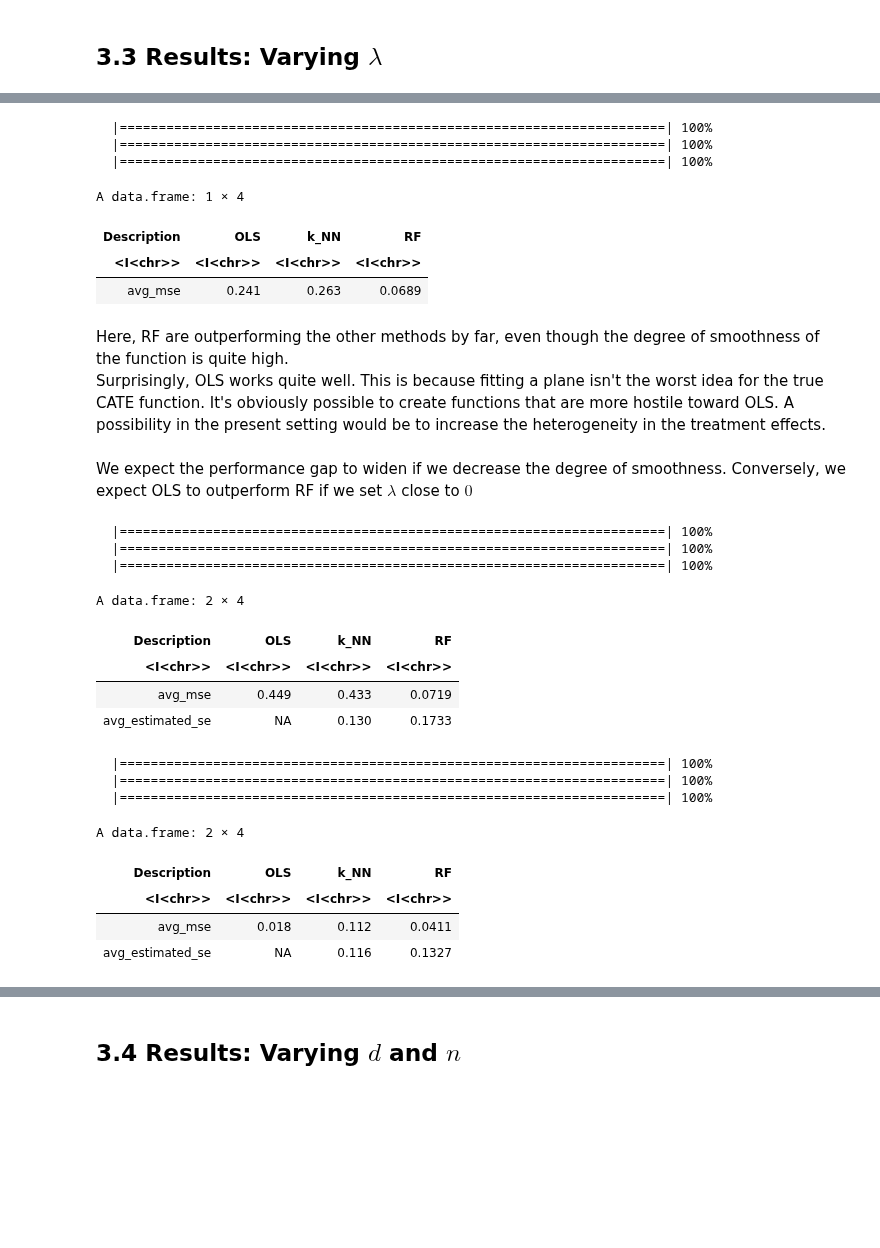
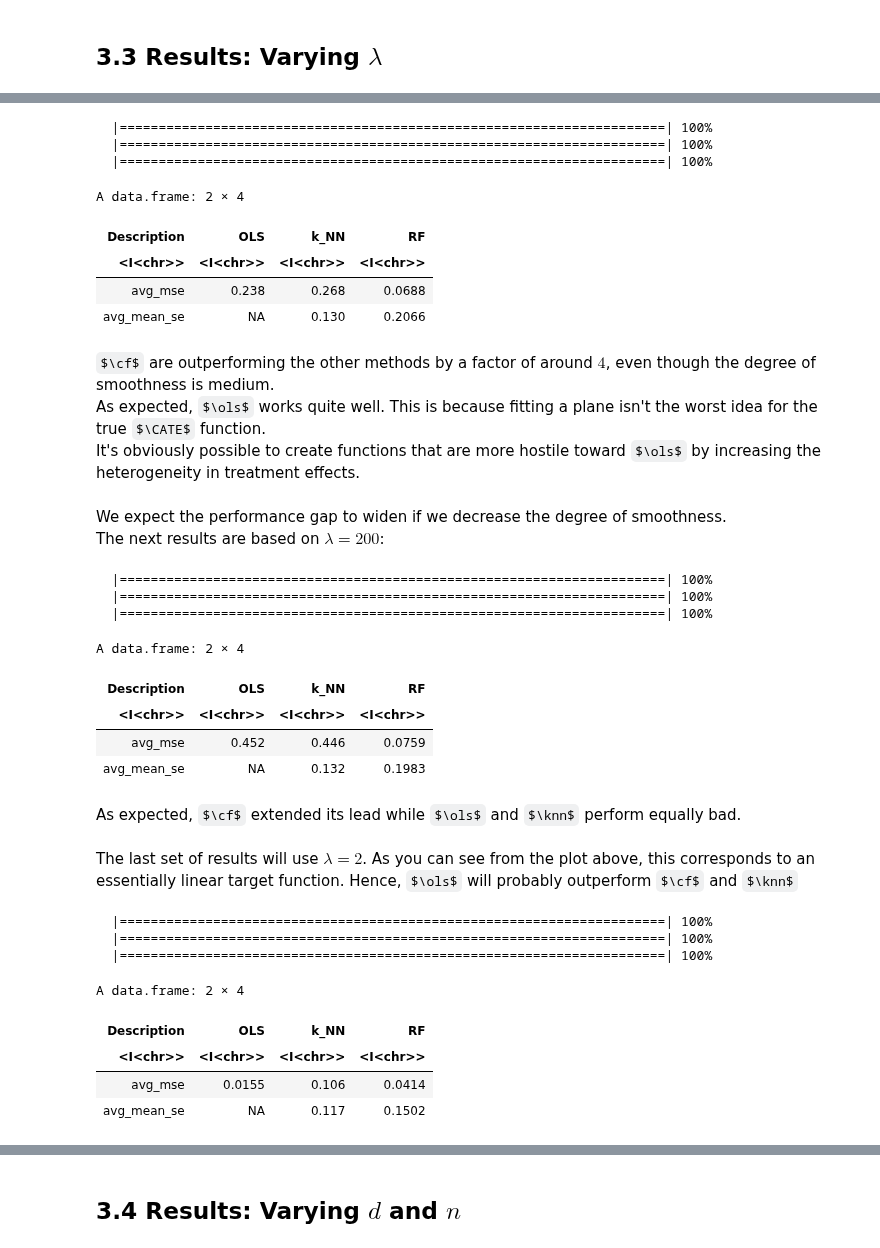
Before and after one commit to timmens/student-project-timmens, a Jupyter notebook: Simulation_Study/simulation_study.ipynb, the cells around one changed output, grey strips where cells are left out. Drawn from its saved outputs; the diff is of its cells as text; code cells hidden in the pictures; some formulas as TeX source; blank space fills up the shorter version.

```diff
--- a/Simulation_Study/simulation_study.ipynb
+++ b/Simulation_Study/simulation_study.ipynb
@@ -929,24 +958,28 @@ In addition, `num_trees` should be chosen according to $d$, because higher dimen
 # %%
 set.seed(12)
-create_output_table_JASA(n = 2500, N = 10, d = 8, num_trees = 1000, kC = 20, lambda=20, C_knn_se5 = FALSE)
+create_output_table_JASA(n = 2000, N = 20, d = 8, num_trees = 500, kC = 20, lambda=20, C_knn_se5 = TRUE)
 # %% [output]
   |======================================================================| 100%
   |======================================================================| 100%
   |======================================================================| 100%
-A data.frame: 1 × 4
+A data.frame: 2 × 4
 | Description | OLS | k_NN | RF |
 | <I<chr>> | <I<chr>> | <I<chr>> | <I<chr>> |
-| avg_mse | 0.241 | 0.263 | 0.0689 |
+| avg_mse | 0.238 | 0.268 | 0.0688 |
+| avg_mean_se | NA | 0.130 | 0.2066 |
 # %% [markdown]
-Here, RF are outperforming the other methods by far, even though the degree of smoothness of the function is quite high.
+$\cf$ are outperforming the other methods by a factor of around $4$, even though the degree of smoothness is medium.
 <br>
-Surprisingly, OLS works quite well. This is because fitting a plane isn't the worst idea for the true CATE function. It's obviously possible to create functions that are more hostile toward OLS. A possibility in the present setting would be to increase the heterogeneity in the treatment effects.
+As expected, $\ols$ works quite well. This is because fitting a plane isn't the worst idea for the true $\CATE$ function.
+<br>
+It's obviously possible to create functions that are more hostile toward $\ols$ by increasing the heterogeneity in treatment effects.
 <br>
 <br>
-We expect the performance gap to widen if we decrease the degree of smoothness. Conversely, we expect OLS to outperform RF if we set $\lambda$ close to $0$
+We expect the performance gap to widen if we decrease the degree of smoothness.<br>
+The next results are based on $\lambda =200$:
 # %%
 set.seed(12)
-create_output_table_JASA(n = 2500, N = 10, d = 8, num_trees = 1000, kC = 20, lambda=200, C_knn_se5 = TRUE)
+create_output_table_JASA(n = 2000, N = 20, d = 8, num_trees = 500, kC = 20, lambda=200, C_knn_se5 = TRUE)
 # %% [output]
   |======================================================================| 100%
   |======================================================================| 100%
@@ -954,11 +987,15 @@ create_output_table_JASA(n = 2500, N = 10, d = 8, num_trees = 1000, kC = 20, lam
 A data.frame: 2 × 4
 | Description | OLS | k_NN | RF |
 | <I<chr>> | <I<chr>> | <I<chr>> | <I<chr>> |
-| avg_mse | 0.449 | 0.433 | 0.0719 |
-| avg_estimated_se | NA | 0.130 | 0.1733 |
+| avg_mse | 0.452 | 0.446 | 0.0759 |
+| avg_mean_se | NA | 0.132 | 0.1983 |
+# %% [markdown]
+As expected, $\cf$ extended its lead while $\ols$ and $\knn$ perform equally bad.
+# %% [markdown]
+The last set of results will use $\lambda =2$. As you can see from the plot above, this corresponds to an essentially linear target function. Hence, $\ols$ will probably outperform $\cf$ and $\knn$
 # %%
 set.seed(12)
-create_output_table_JASA(n = 2500, N = 10, d = 8, num_trees = 1000, kC = 20, lambda=2, C_knn_se5 = TRUE)
+create_output_table_JASA(n = 2000, N = 20, d = 8, num_trees = 500, kC = 20, lambda=2, C_knn_se5 = TRUE)
 # %% [output]
   |======================================================================| 100%
   |======================================================================| 100%
@@ -966,6 +1003,6 @@ create_output_table_JASA(n = 2500, N = 10, d = 8, num_trees = 1000, kC = 20, lam
 A data.frame: 2 × 4
 | Description | OLS | k_NN | RF |
 | <I<chr>> | <I<chr>> | <I<chr>> | <I<chr>> |
-| avg_mse | 0.018 | 0.112 | 0.0411 |
-| avg_estimated_se | NA | 0.116 | 0.1327 |
+| avg_mse | 0.0155 | 0.106 | 0.0414 |
+| avg_mean_se | NA | 0.117 | 0.1502 |
 # %% [markdown]
```
Also changed, not shown: parts of 46 cells of this notebook.
